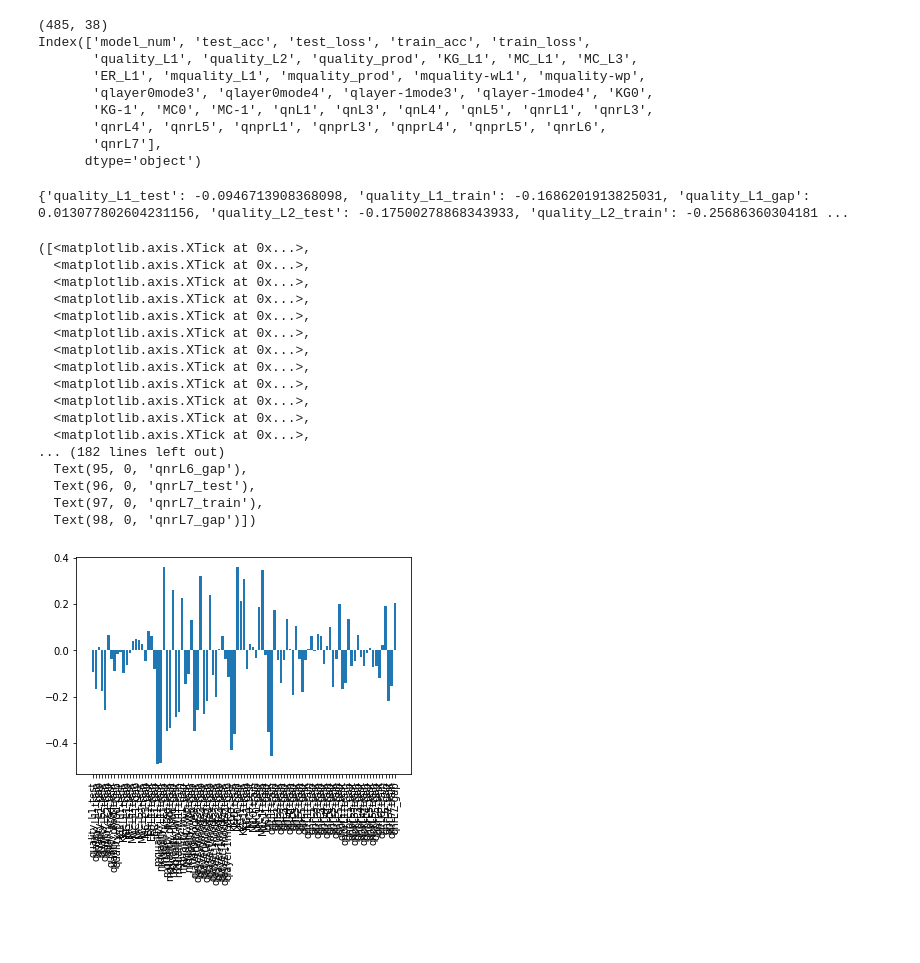
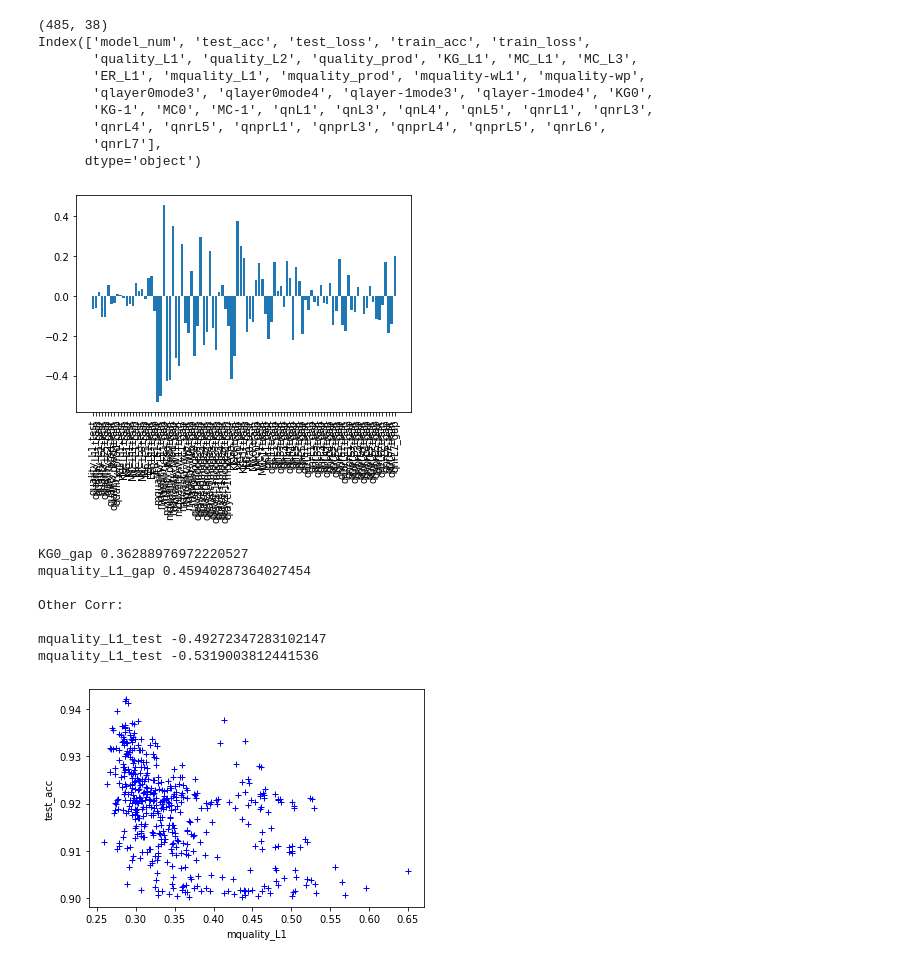
Before and after one commit to KhalilJDamouni/NAS-Metrics, a Jupyter notebook: NATS-Bench1/source/plot.ipynb, the cells around one changed output. Drawn from its saved outputs; the diff is of its cells as text; code cells hidden in the pictures; blank space fills up the shorter version.

Commit message:
Plotting Notebook

```diff
--- a/NATS-Bench1/source/plot.ipynb
+++ b/NATS-Bench1/source/plot.ipynb
@@ -9,7 +9,7 @@ filename = '../../outputs/correlation-05-17-2021_14-43-14.csv'
 df = pd.read_csv(filename)
 df = df[~df.isin([np.nan, np.inf, -np.inf]).any(1)] ##Gets rid of infs, NaNs
 # %%
-over_90 = df[db.test_acc > 0.9]
+over_90 = df[df.test_acc > 0.9]
 x = "quality_L2"
 y = "test_acc"
 print(over_90.shape)
@@ -35,6 +35,7 @@ test_acc_vec = over_90['test_acc']
 train_acc_vec = over_90['train_acc']
 gap = train_acc_vec - test_acc_vec
 results = {}
+results2 = {}
 
 for x in cols:
     col = over_90[x]
@@ -42,29 +43,35 @@ for x in cols:
     results[x + "_test"] = stats.pearsonr(vec, test_acc_vec)[0]
     results[x + "_train"] = stats.pearsonr(vec, train_acc_vec)[0]
     results[x + "_gap"] = stats.pearsonr(vec, gap)[0]
+
+    results2[x + "_test"] = stats.spearmanr(vec, test_acc_vec)[0]
+    results2[x + "_train"] = stats.spearmanr(vec, train_acc_vec)[0]
+    results2[x + "_gap"] = stats.spearmanr(vec, gap)[0]
-# %%
-print(results)
-# %% [output]
-{'quality_L1_test': -0.0946713908368098, 'quality_L1_train': -0.1686201913825031, 'quality_L1_gap': 0.013077802604231156, 'quality_L2_test': -0.17500278868343933, 'quality_L2_train': -0.25686360304181 ...
 # %%
-plt.bar(range(len(results)), list(results.values()), align='center')
-plt.xticks(range(len(results)), list(results.keys()),rotation='vertical')
+plt.bar(range(len(results2)), list(results2.values()), align='center');
+plt.xticks(range(len(results2)), list(results2.keys()),rotation='vertical');
 # %% [output]
-([<matplotlib.axis.XTick at 0x...>,
-  <matplotlib.axis.XTick at 0x...>,
-  <matplotlib.axis.XTick at 0x...>,
-  <matplotlib.axis.XTick at 0x...>,
-  <matplotlib.axis.XTick at 0x...>,
-  <matplotlib.axis.XTick at 0x...>,
-  <matplotlib.axis.XTick at 0x...>,
-  <matplotlib.axis.XTick at 0x...>,
-  <matplotlib.axis.XTick at 0x...>,
-  <matplotlib.axis.XTick at 0x...>,
-  <matplotlib.axis.XTick at 0x...>,
-  <matplotlib.axis.XTick at 0x...>,
-... (182 lines left out)
-  Text(95, 0, 'qnrL6_gap'),
-  Text(96, 0, 'qnrL7_test'),
-  Text(97, 0, 'qnrL7_train'),
-  Text(98, 0, 'qnrL7_gap')])
-[figure, old version]
+[figure, new version]
+# %%
+import operator
+print(max(results, key=results.get), results[max(results, key=results.get)])
+print(max(results2, key=results2.get), results2[max(results2, key=results2.get)])
+print("\nOther Corr:\n")
+print(min(results, key=results.get), results[min(results, key=results.get)])
+print(min(results2, key=results2.get), results2[min(results2, key=results2.get)])
+# %% [output]
+KG0_gap 0.36288976972220527
+mquality_L1_gap 0.45940287364027454
+
+Other Corr:
+
+mquality_L1_test -0.49272347283102147
+mquality_L1_test -0.5319003812441536
+# %%
+plt.plot(over_90['mquality_L1'],over_90['test_acc'], '+', color='blue')
+plt.xlabel('mquality_L1')
+plt.ylabel('test_acc')
+#plt.ylim([0,1.1])
+plt.show()
+# %% [output]
+[figure, added]
```
Also changed, not shown: parts of 1 cell of this notebook.
